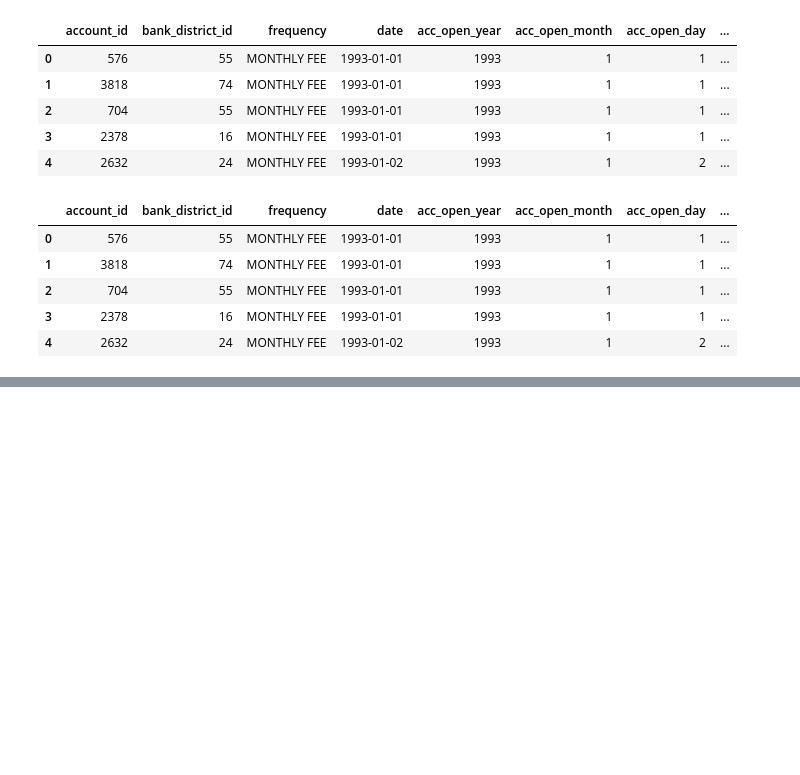
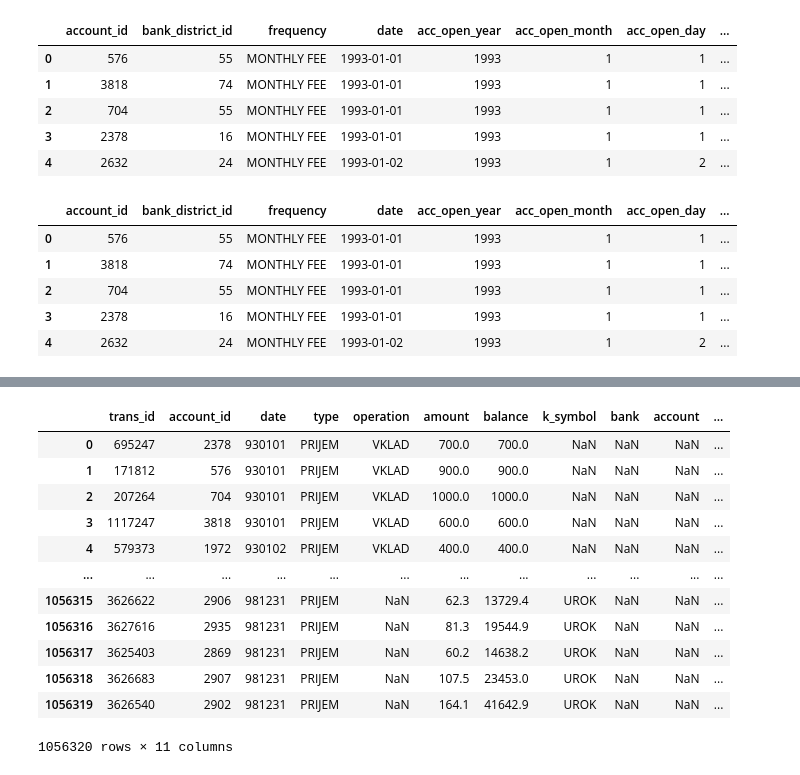
Before and after one commit to inderrana/Financial-Datamart-Analytical-Base-Table, a Jupyter notebook: fin_datamart.ipynb, the cells around one changed output, grey strips where cells are left out. Drawn from its saved outputs; the diff is of its cells as text; code cells hidden in the pictures; blank space fills up the shorter version.

```diff
--- a/fin_datamart.ipynb
+++ b/fin_datamart.ipynb
@@ -192,0 +258,22 @@ account.head()
+# %%
+# create a dictionary to identify credit and withdrawl
+type_dict = {'PRIJEM':'credit','VYDAJ':'withdrawl', 'VYBER':'withdrawl' }
+# %%
+#map dictionary to base dataframe for credit and withdrawl
+trans_raw['trans_type_en'] = trans_raw['type'].map(type_dict)
+# %%
+trans_raw
+# %% [output]
+|  | trans_id | account_id | date | type | operation | amount | balance | k_symbol | bank | account | ... |
+| 0 | 695247 | 2378 | 930101 | PRIJEM | VKLAD | 700.0 | 700.0 | NaN | NaN | NaN | ... |
+| 1 | 171812 | 576 | 930101 | PRIJEM | VKLAD | 900.0 | 900.0 | NaN | NaN | NaN | ... |
+| 2 | 207264 | 704 | 930101 | PRIJEM | VKLAD | 1000.0 | 1000.0 | NaN | NaN | NaN | ... |
+| 3 | 1117247 | 3818 | 930101 | PRIJEM | VKLAD | 600.0 | 600.0 | NaN | NaN | NaN | ... |
+| 4 | 579373 | 1972 | 930102 | PRIJEM | VKLAD | 400.0 | 400.0 | NaN | NaN | NaN | ... |
+| ... | ... | ... | ... | ... | ... | ... | ... | ... | ... | ... | ... |
+| 1056315 | 3626622 | 2906 | 981231 | PRIJEM | NaN | 62.3 | 13729.4 | UROK | NaN | NaN | ... |
+| 1056316 | 3627616 | 2935 | 981231 | PRIJEM | NaN | 81.3 | 19544.9 | UROK | NaN | NaN | ... |
+| 1056317 | 3625403 | 2869 | 981231 | PRIJEM | NaN | 60.2 | 14638.2 | UROK | NaN | NaN | ... |
+| 1056318 | 3626683 | 2907 | 981231 | PRIJEM | NaN | 107.5 | 23453.0 | UROK | NaN | NaN | ... |
+| 1056319 | 3626540 | 2902 | 981231 | PRIJEM | NaN | 164.1 | 41642.9 | UROK | NaN | NaN | ... |
+1056320 rows × 11 columns
```
Also changed, not shown: parts of 10 cells of this notebook.
